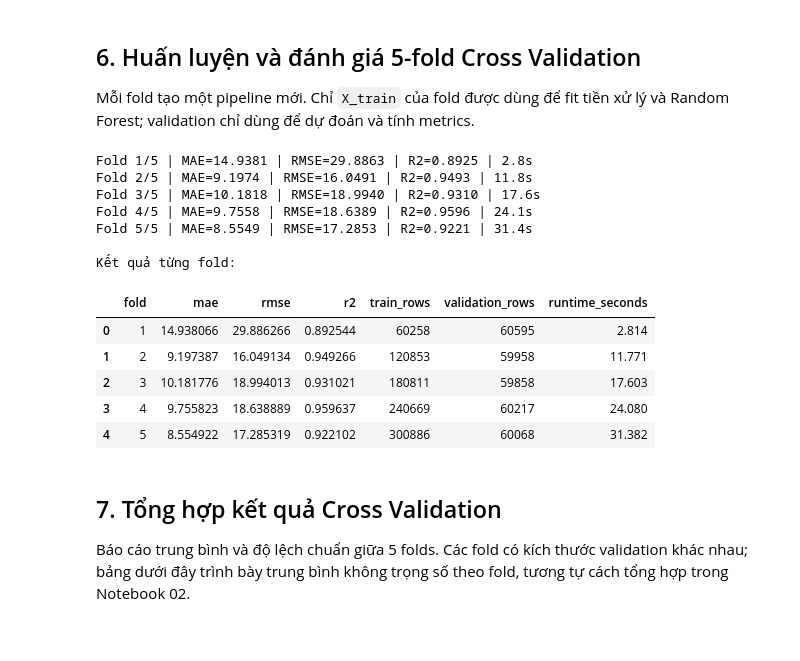
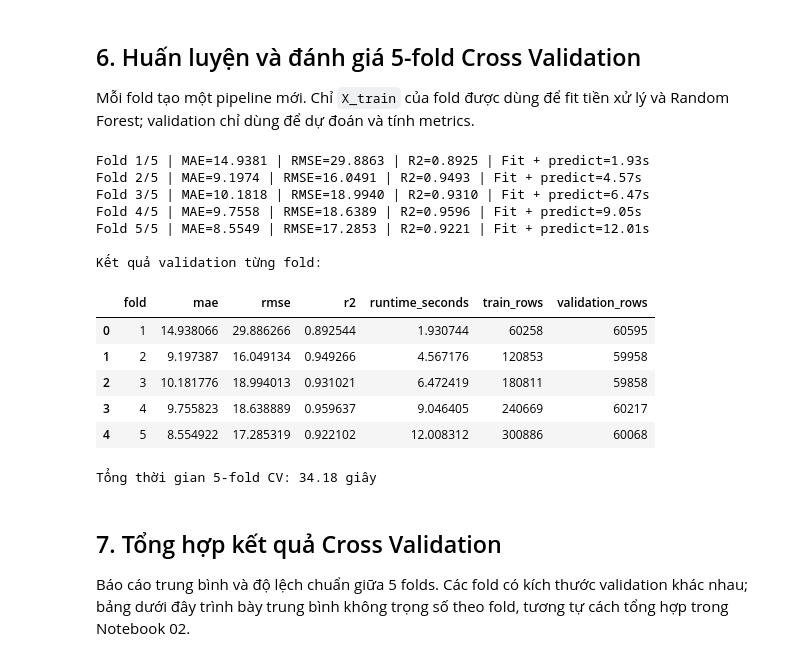
Before and after one commit to bjruly/sgu_finalproject_machinelearning_2026-2027, a Jupyter notebook: notebooks/03_advanced_models_and_tuning.ipynb, the cells around one changed output. Drawn from its saved outputs; the diff is of its cells as text; code cells hidden in the pictures.

```diff
--- a/notebooks/03_advanced_models_and_tuning.ipynb
+++ b/notebooks/03_advanced_models_and_tuning.ipynb
@@ -179,54 +216,70 @@ Mỗi fold tạo một pipeline mới. Chỉ `X_train` của fold được dùng
 # %%
 fold_results = []
 cv_models = []
-fold_runtime = []
+oof_predictions = []  # Chỉ chứa dự đoán trên validation; không chứa Test.
 
+cv_start_time = time.perf_counter()
 for fold_id, (tr, va) in enumerate(folds, start=1):
     X_train, y_train = X_tv.iloc[tr], y_tv.iloc[tr]
     X_val, y_val = X_tv.iloc[va], y_tv.iloc[va]
 
     model = make_random_forest()
-    start_time = time.perf_counter()
+    fold_start_time = time.perf_counter()
     model.fit(X_train, y_train)
     predictions = model.predict(X_val)
-    elapsed = time.perf_counter() - start_time
+    elapsed = time.perf_counter() - fold_start_time
 
     metrics = regression_metrics(y_val, predictions)
     fold_results.append({
         "fold": fold_id,
         **metrics,
-        "train_rows": len(tr),
-        "validation_rows": len(va),
-        "runtime_seconds": round(elapsed, 3),
+        "runtime_seconds": float(elapsed),
+        "train_rows": int(len(tr)),
+        "validation_rows": int(len(va)),
     })
     cv_models.append(model)
+
+    # Lưu thông tin thời gian/trạm cùng dự đoán OOF để phân tích lại.
+    oof_part = train_validation.iloc[va][
+        ["station", "datetime", "target_datetime"]
+    ].reset_index(drop=True).copy()
+    oof_part.insert(0, "fold", fold_id)
+    oof_part["y_true"] = y_val.to_numpy()
+    oof_part["y_pred"] = predictions
+    oof_predictions.append(oof_part)
 
     print(
         f"Fold {fold_id}/5 | "
         f"MAE={metrics['mae']:.4f} | "
         f"RMSE={metrics['rmse']:.4f} | "
         f"R2={metrics['r2']:.4f} | "
-        f"{elapsed:.1f}s"
+        f"Fit + predict={elapsed:.2f}s"
     )
 
-rf_cv_metrics = pd.DataFrame(fold_results)
+cv_total_runtime_seconds = time.perf_counter() - cv_start_time
+rf_cv_metrics = pd.DataFrame(fold_results)[
+    ["fold", "mae", "rmse", "r2", "runtime_seconds", "train_rows", "validation_rows"]
+]
+rf_oof = pd.concat(oof_predictions, ignore_index=True)
 
-print("\nKết quả từng fold:")
+print("\nKết quả validation từng fold:")
 display(rf_cv_metrics)
+print(f"Tổng thời gian 5-fold CV: {cv_total_runtime_seconds:.2f} giây")
 # %% [output]
-Fold 1/5 | MAE=14.9381 | RMSE=29.8863 | R2=0.8925 | 2.8s
-Fold 2/5 | MAE=9.1974 | RMSE=16.0491 | R2=0.9493 | 11.8s
-Fold 3/5 | MAE=10.1818 | RMSE=18.9940 | R2=0.9310 | 17.6s
-Fold 4/5 | MAE=9.7558 | RMSE=18.6389 | R2=0.9596 | 24.1s
-Fold 5/5 | MAE=8.5549 | RMSE=17.2853 | R2=0.9221 | 31.4s
+Fold 1/5 | MAE=14.9381 | RMSE=29.8863 | R2=0.8925 | Fit + predict=1.93s
+Fold 2/5 | MAE=9.1974 | RMSE=16.0491 | R2=0.9493 | Fit + predict=4.57s
+Fold 3/5 | MAE=10.1818 | RMSE=18.9940 | R2=0.9310 | Fit + predict=6.47s
+Fold 4/5 | MAE=9.7558 | RMSE=18.6389 | R2=0.9596 | Fit + predict=9.05s
+Fold 5/5 | MAE=8.5549 | RMSE=17.2853 | R2=0.9221 | Fit + predict=12.01s
 
-Kết quả từng fold:
+Kết quả validation từng fold:
-|  | fold | mae | rmse | r2 | train_rows | validation_rows | runtime_seconds |
-| 0 | 1 | 14.938066 | 29.886266 | 0.892544 | 60258 | 60595 | 2.814 |
-| 1 | 2 | 9.197387 | 16.049134 | 0.949266 | 120853 | 59958 | 11.771 |
-| 2 | 3 | 10.181776 | 18.994013 | 0.931021 | 180811 | 59858 | 17.603 |
-| 3 | 4 | 9.755823 | 18.638889 | 0.959637 | 240669 | 60217 | 24.080 |
-| 4 | 5 | 8.554922 | 17.285319 | 0.922102 | 300886 | 60068 | 31.382 |
+|  | fold | mae | rmse | r2 | runtime_seconds | train_rows | validation_rows |
+| 0 | 1 | 14.938066 | 29.886266 | 0.892544 | 1.930744 | 60258 | 60595 |
+| 1 | 2 | 9.197387 | 16.049134 | 0.949266 | 4.567176 | 120853 | 59958 |
+| 2 | 3 | 10.181776 | 18.994013 | 0.931021 | 6.472419 | 180811 | 59858 |
+| 3 | 4 | 9.755823 | 18.638889 | 0.959637 | 9.046405 | 240669 | 60217 |
+| 4 | 5 | 8.554922 | 17.285319 | 0.922102 | 12.008312 | 300886 | 60068 |
+Tổng thời gian 5-fold CV: 34.18 giây
 # %% [markdown]
 ## 7. Tổng hợp kết quả Cross Validation
 
```
Also changed, not shown: parts of 13 cells of this notebook, 11 other files.
